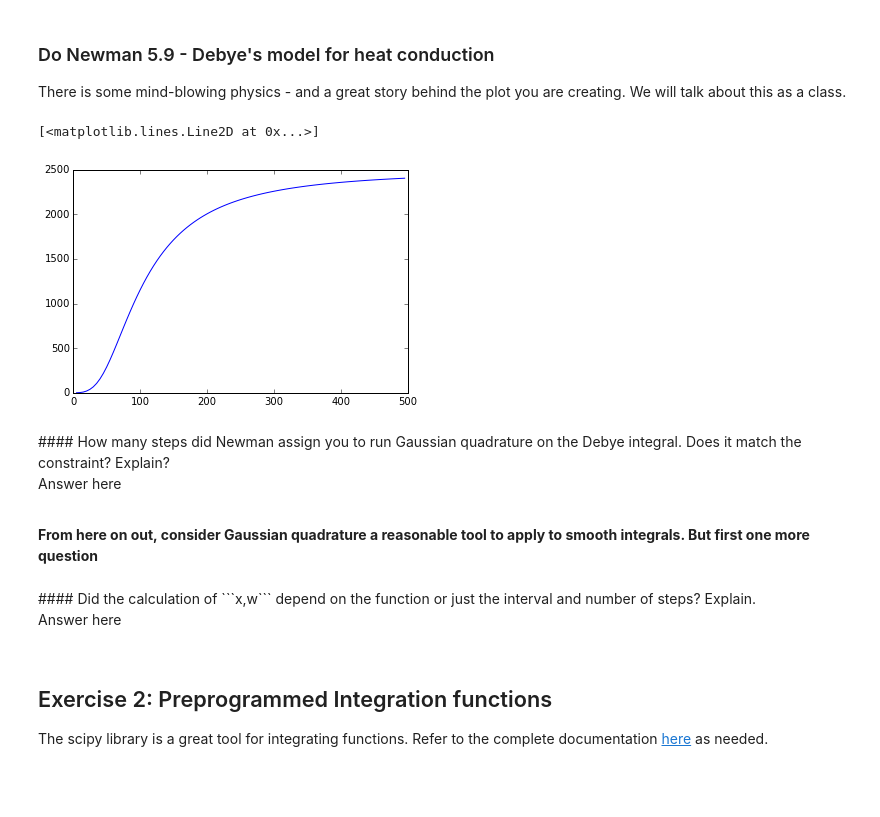
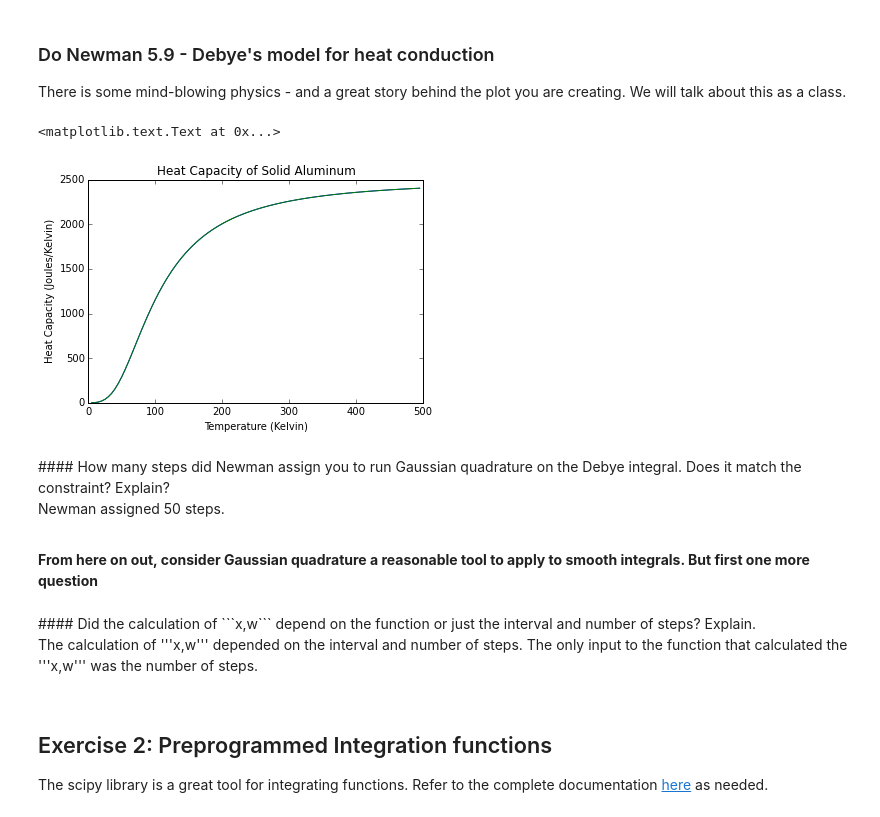
Before and after one commit to elevally/Weekly-Sessions, a Jupyter notebook: Weekly Session 6.ipynb, the cells around one changed output. Cells and saved outputs as stored; diff of their text form; code cells hidden in the pictures; blank space fills up the shorter version.

Commit message:
Almost done with Exercise 3
I just need to figure out the weights and then plot my results

````diff
--- a/Weekly Session 6.ipynb
+++ b/Weekly Session 6.ipynb
@@ -252,49 +252,73 @@ I had to run the Gaussian quadrature with 3 steps.  Yes it does match the constr
 ### Do Newman 5.9 - Debye's model for heat conduction
 There is some mind-blowing physics - and a great story behind the plot you are creating.  We will talk about this as a class.
 # %%
+from scipy import integrate
 import matplotlib.pylab as plt
 % matplotlib inline
+
+def f(x):
+        return (x**4)*math.exp(x)/(math.exp(x)-1)**2
+
 def cv(T):
-
-    def f(x):
-        return (x**4)*math.exp(x)/(math.exp(x)-1)**2
 
     V = 0.001
     rho = 6.022*10**28
     Debye = 428
     Boltz = 1.38064852*10**-23
     N = 50
 
     a = 0.0
     b = Debye/T
 
     x,w = gaussxw(N)
     xp = 0.5*(b-a)*x + 0.5*(b+a)
     wp = 0.5*(b-a)*w
 
     s = 0.0
     for k in range(N):
         s += wp[k]*f(xp[k])
 
     Cv = 9*V*rho*Boltz*((T/Debye)**3)*s
     return Cv
 
+V = 0.001
+rho = 6.022*10**28
+Debye = 428
+Boltz = 1.38064852*10**-23
+N = 50
+
+a = 0.0
+b = Debye/T
+
+
 x = []
 y = []
+x2 = []
+y2 = []
+
+
 
 for T in range (5,500,5):
+    constant = 9*V*rho*Boltz*((T/Debye)**3)
+    integral, error = integrate.quad(f, a, Debye/T)
+    #print(integral)
     x.append(T)
     y.append(cv(T))
+    y2.append(constant*integral)
 
 plt.plot(x,y)
+plt.plot(x,y2, "-")
+plt.ylabel("Heat Capacity (Joules/Kelvin)")
+plt.xlabel("Temperature (Kelvin)")
+plt.title("Heat Capacity of Solid Aluminum")
 # %% [output]
-[<matplotlib.lines.Line2D at 0x...>]
+<matplotlib.text.Text at 0x...>
-[figure, old version]
+[figure, new version]
 # %% [markdown]
 <div class=answer>
 #### How many steps did Newman assign you to run Gaussian quadrature on the Debye integral.  Does it match the constraint?  Explain?
 
-Answer here
+Newman assigned 50 steps.
 <div/>
 # %% [markdown]
 **From here on out, consider Gaussian quadrature a reasonable tool to apply to smooth integrals.  But first one more question**
@@ -302,7 +326,7 @@ Answer here
 <div class=answer>
 #### Did the calculation of ```x,w``` depend on the function or just the interval and number of steps?  Explain.
 
-Answer here
+The calculation of '''x,w''' depended on the interval and number of steps.  The only input to the function that calculated the '''x,w''' was the number of steps.
 <div/>
 # %% [markdown]
 ## Exercise 2: Preprogrammed Integration functions
````
Also changed, not shown: parts of 9 cells of this notebook.
